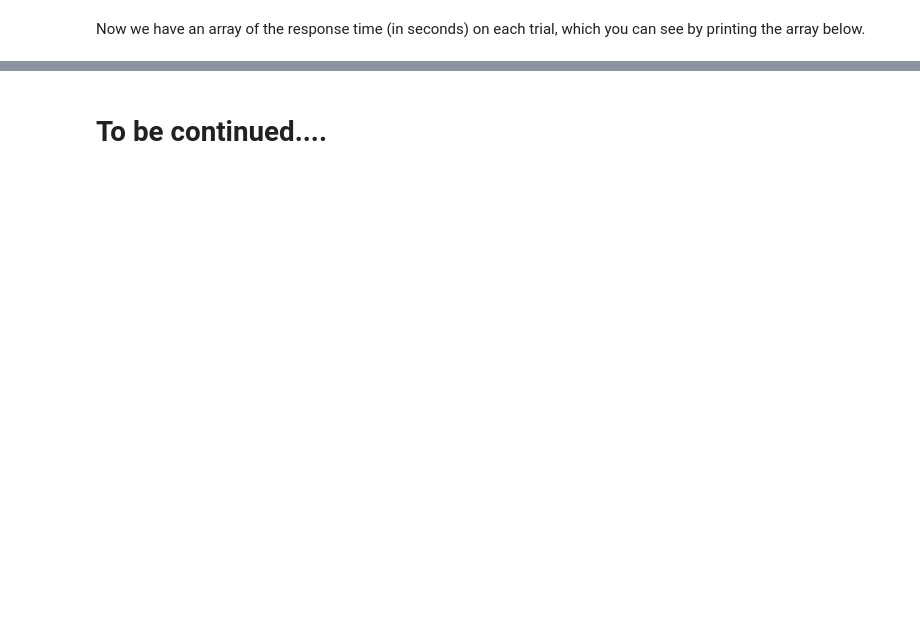
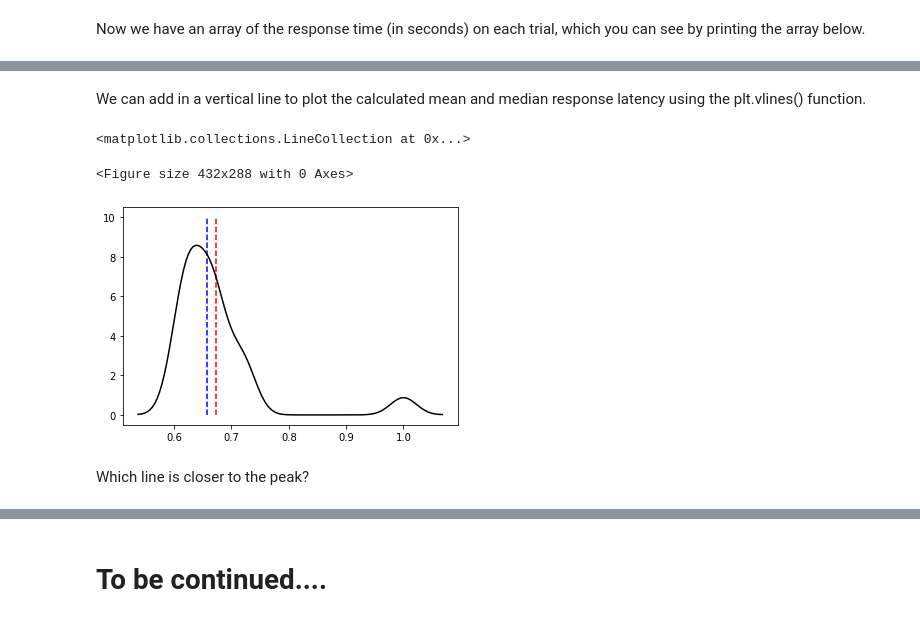
Before and after one commit to neurologic/AnimalBehavior_SP2021, a Jupyter notebook: VocalTurnTaking_ExampleExperiment.ipynb, the cells around one changed output, grey strips where cells are left out. Saved outputs shown, nothing was run; the diff lists cells and outputs as text; code cells hidden in the pictures; blank space fills up the shorter version.

```diff
--- a/VocalTurnTaking_ExampleExperiment.ipynb
+++ b/VocalTurnTaking_ExampleExperiment.ipynb
@@ -259,0 +346,20 @@ plt.ylabel('power')
+# %% [markdown]
+We can add in a vertical line to plot the calculated mean and median response latency using the plt.vlines() function.
+# %%
+plt.figure()
+hfig = plt.figure()
+sns.kdeplot(response_latency,color = 'black');
+
+# at the mean response latency, we will now plot a dashed vertical line
+# that goes from y = 0 to y = 10 and has the color red:
+plt.vlines(mean_response_latency,0,10, color = 'red', linestyle = '--')
+
+# at the median response latency, we will now plot a dashed vertical line
+# that goes from y = 0 to y = 10 and has the color blue:
+plt.vlines(median_response_latency,0,10, color = 'blue', linestyle = '--')
+# %% [output]
+<matplotlib.collections.LineCollection at 0x...>
+<Figure size 432x288 with 0 Axes>
+[figure, added]
+# %% [markdown]
+Which line is closer to the peak?
```
Also changed, not shown: parts of 52 cells of this notebook.
